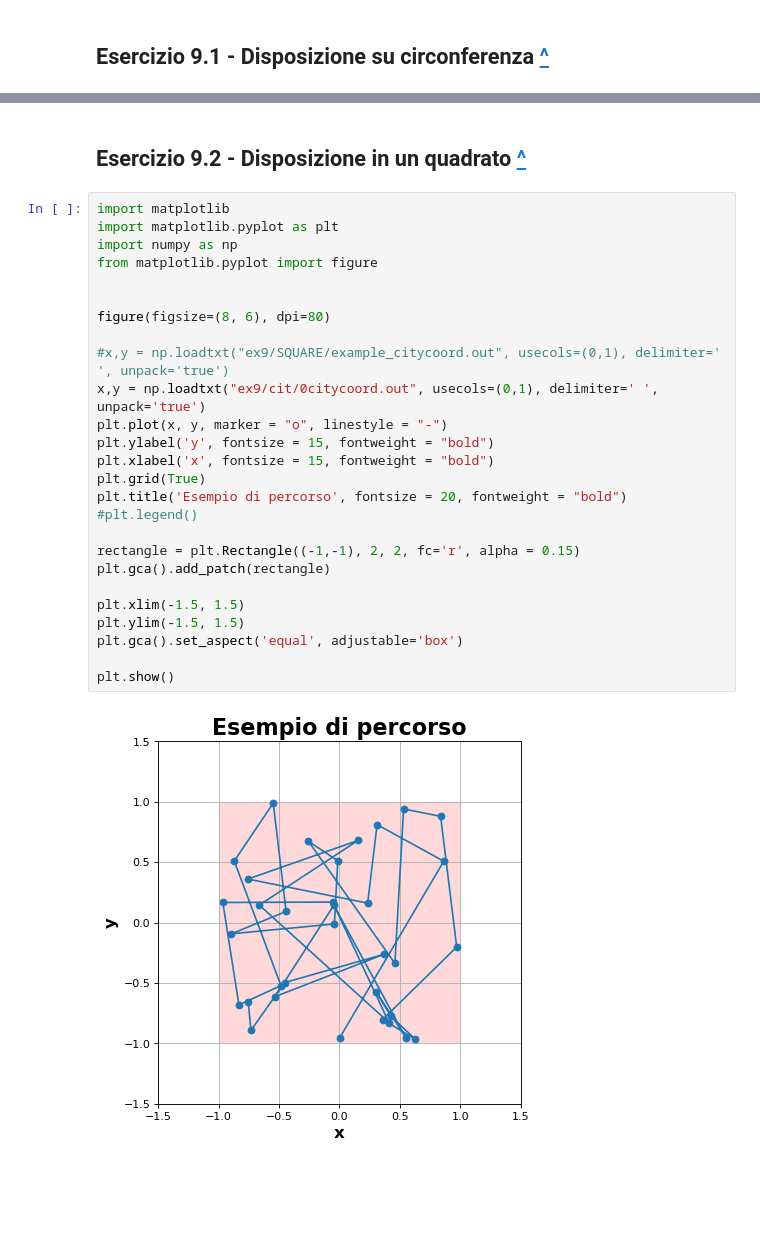
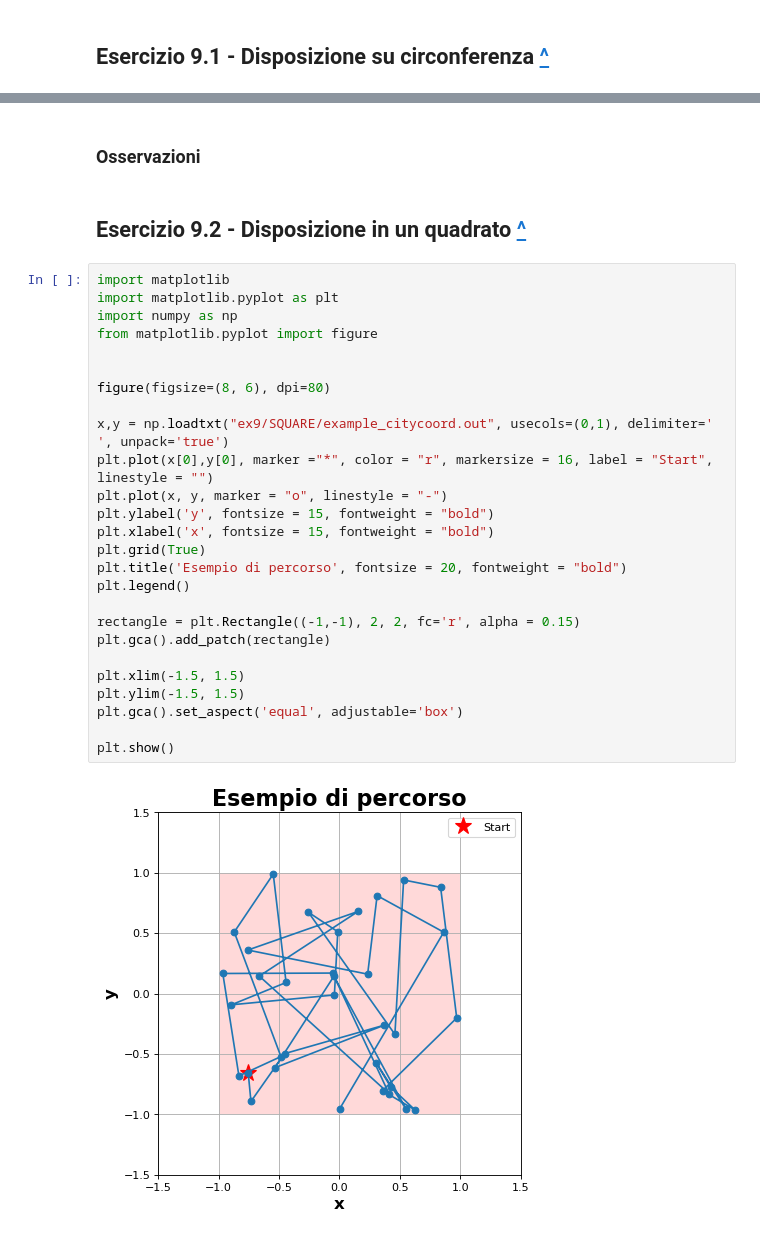
Before and after one commit to martinozanetti/LSN-Martino-Zanetti, a Jupyter notebook: 09/my-09.ipynb, the cells around one changed output, grey strips where cells are left out. Saved outputs shown, nothing was run; the diff lists cells and outputs as text; blank space fills up the shorter version.

```diff
--- a/09/my-09.ipynb
+++ b/09/my-09.ipynb
@@ -157,33 +183,35 @@ plt.show()
 Ecco un'animazione dei migliori cammini per ogni generazione, avendo usato 30 individui per generazione.
 
 <img src="../img/movieC.gif" width="500" height="500" />
+# %% [markdown]
+### Osservazioni
 # %% [markdown]
 ## <span id="ex-9.2">  Esercizio 9.2 - Disposizione in un quadrato </span>[^](#toc)
 # %%
 import matplotlib
 import matplotlib.pyplot as plt
 import numpy as np
 from matplotlib.pyplot import figure
 
 
 figure(figsize=(8, 6), dpi=80)
 
-#x,y = np.loadtxt("ex9/SQUARE/example_citycoord.out", usecols=(0,1), delimiter=' ', unpack='true')
-x,y = np.loadtxt("ex9/cit/0citycoord.out", usecols=(0,1), delimiter=' ', unpack='true')
+x,y = np.loadtxt("ex9/SQUARE/example_citycoord.out", usecols=(0,1), delimiter=' ', unpack='true')
+plt.plot(x[0],y[0], marker ="*", color = "r", markersize = 16, label = "Start", linestyle = "")
 plt.plot(x, y, marker = "o", linestyle = "-")
 plt.ylabel('y', fontsize = 15, fontweight = "bold")
 plt.xlabel('x', fontsize = 15, fontweight = "bold")
 plt.grid(True)
 plt.title('Esempio di percorso', fontsize = 20, fontweight = "bold")
-#plt.legend()
+plt.legend()
 
 rectangle = plt.Rectangle((-1,-1), 2, 2, fc='r', alpha = 0.15)
 plt.gca().add_patch(rectangle)
 
 plt.xlim(-1.5, 1.5)
 plt.ylim(-1.5, 1.5)
 plt.gca().set_aspect('equal', adjustable='box')
 
 plt.show()
 # %% [output]
-[figure, old version]
+[figure, new version]
```
Also changed, not shown: parts of 9 cells of this notebook, 1 other file.
